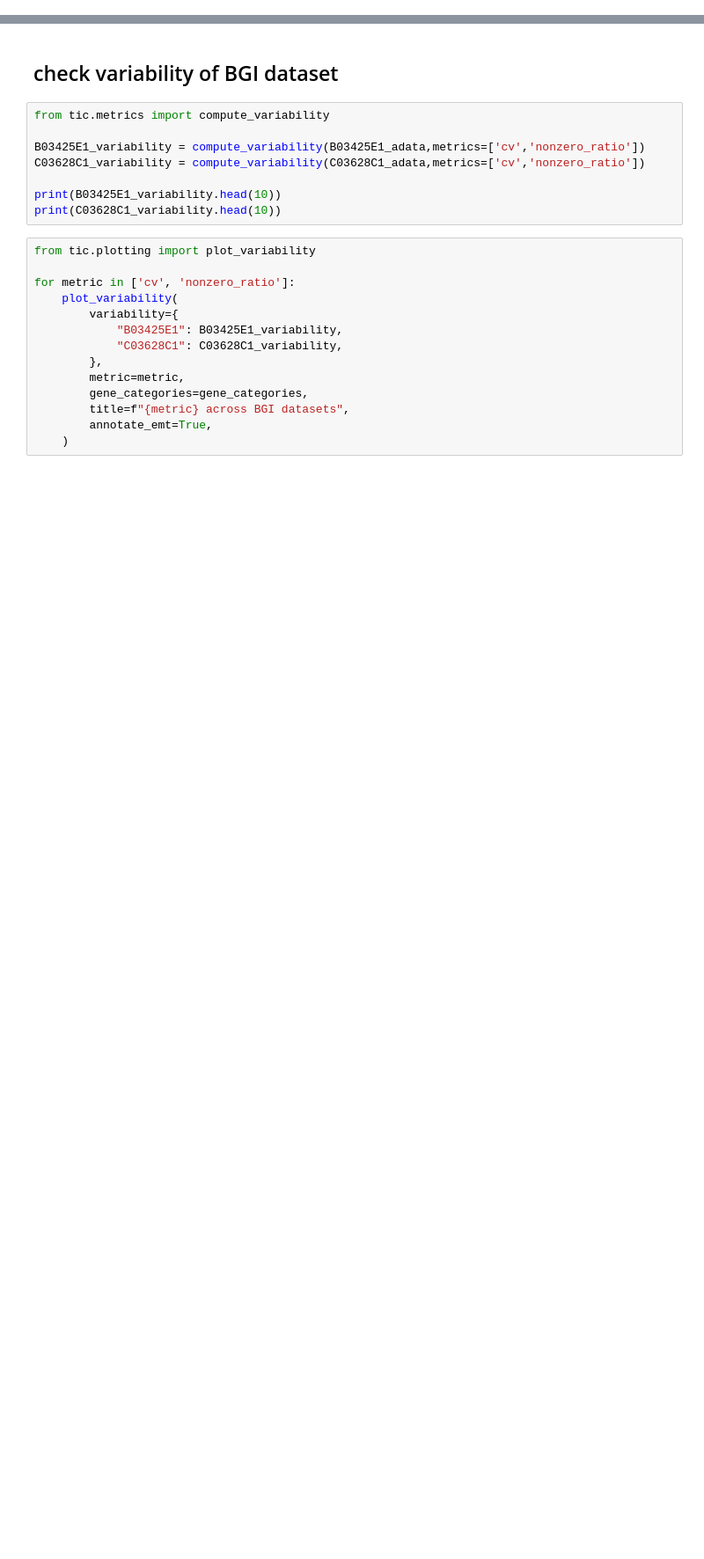
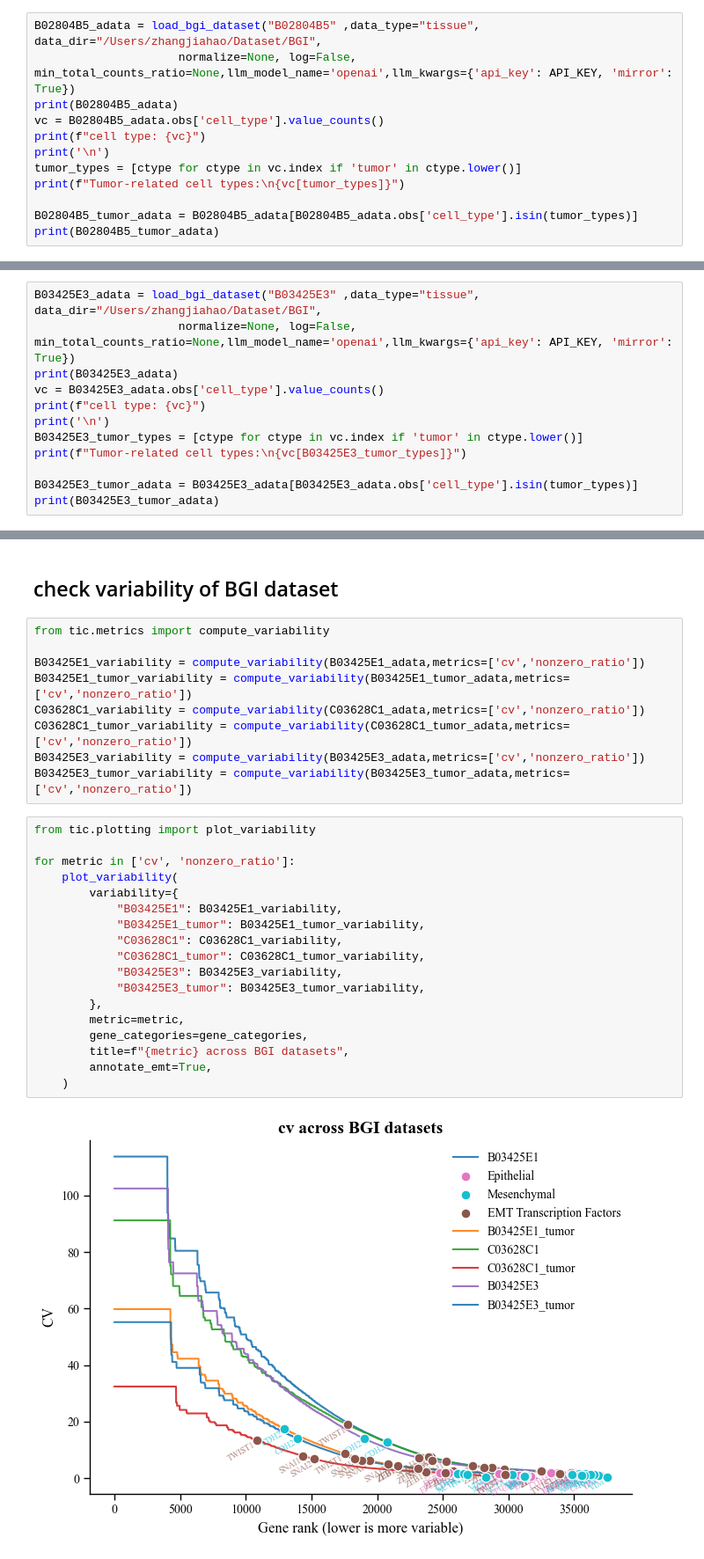
Before and after one commit to cellethology/tic, a Jupyter notebook: notebook/read_bgi/read_file.ipynb, the cells around one changed output, grey strips where cells are left out. Shown: that part at 88% size. Saved outputs shown, nothing was run; the diff lists cells and outputs as text; blank space fills up the shorter version.

```diff
--- a/notebook/read_bgi/read_file.ipynb
+++ b/notebook/read_bgi/read_file.ipynb
@@ -12,0 +77,12 @@ print(C03628C1_adata)
+# %%
+B02804B5_adata = load_bgi_dataset("B02804B5" ,data_type="tissue", data_dir="/Users/zhangjiahao/Dataset/BGI",
+                     normalize=None, log=False, min_total_counts_ratio=None,llm_model_name='openai',llm_kwargs={'api_key': API_KEY, 'mirror': True})
+print(B02804B5_adata)
+vc = B02804B5_adata.obs['cell_type'].value_counts()
+print(f"cell type: {vc}")
+print('\n')
+tumor_types = [ctype for ctype in vc.index if 'tumor' in ctype.lower()]
+print(f"Tumor-related cell types:\n{vc[tumor_types]}")
+
+B02804B5_tumor_adata = B02804B5_adata[B02804B5_adata.obs['cell_type'].isin(tumor_types)]
+print(B02804B5_tumor_adata)
@@ -12,0 +113,12 @@ print(C03628C1_adata)
+# %%
+B03425E3_adata = load_bgi_dataset("B03425E3" ,data_type="tissue", data_dir="/Users/zhangjiahao/Dataset/BGI",
+                     normalize=None, log=False, min_total_counts_ratio=None,llm_model_name='openai',llm_kwargs={'api_key': API_KEY, 'mirror': True})
+print(B03425E3_adata)
+vc = B03425E3_adata.obs['cell_type'].value_counts()
+print(f"cell type: {vc}")
+print('\n')
+B03425E3_tumor_types = [ctype for ctype in vc.index if 'tumor' in ctype.lower()]
+print(f"Tumor-related cell types:\n{vc[B03425E3_tumor_types]}")
+
+B03425E3_tumor_adata = B03425E3_adata[B03425E3_adata.obs['cell_type'].isin(tumor_types)]
+print(B03425E3_tumor_adata)
@@ -27,21 +165,28 @@ gene_categories
 from tic.metrics import compute_variability
 
 B03425E1_variability = compute_variability(B03425E1_adata,metrics=['cv','nonzero_ratio'])
+B03425E1_tumor_variability = compute_variability(B03425E1_tumor_adata,metrics=['cv','nonzero_ratio'])
 C03628C1_variability = compute_variability(C03628C1_adata,metrics=['cv','nonzero_ratio'])
-
-print(B03425E1_variability.head(10))
-print(C03628C1_variability.head(10))
+C03628C1_tumor_variability = compute_variability(C03628C1_tumor_adata,metrics=['cv','nonzero_ratio'])
+B03425E3_variability = compute_variability(B03425E3_adata,metrics=['cv','nonzero_ratio'])
+B03425E3_tumor_variability = compute_variability(B03425E3_tumor_adata,metrics=['cv','nonzero_ratio'])
 # %%
 from tic.plotting import plot_variability
 
 for metric in ['cv', 'nonzero_ratio']:
     plot_variability(
         variability={
             "B03425E1": B03425E1_variability,
+            "B03425E1_tumor": B03425E1_tumor_variability,
             "C03628C1": C03628C1_variability,
+            "C03628C1_tumor": C03628C1_tumor_variability,
+            "B03425E3": B03425E3_variability,
+            "B03425E3_tumor": B03425E3_tumor_variability,
         },
         metric=metric,
         gene_categories=gene_categories,
         title=f"{metric} across BGI datasets",
         annotate_emt=True,
     )
+# %% [output]
+[figure, added]
```
Also changed, not shown: parts of 14 cells of this notebook, 8 other files.
